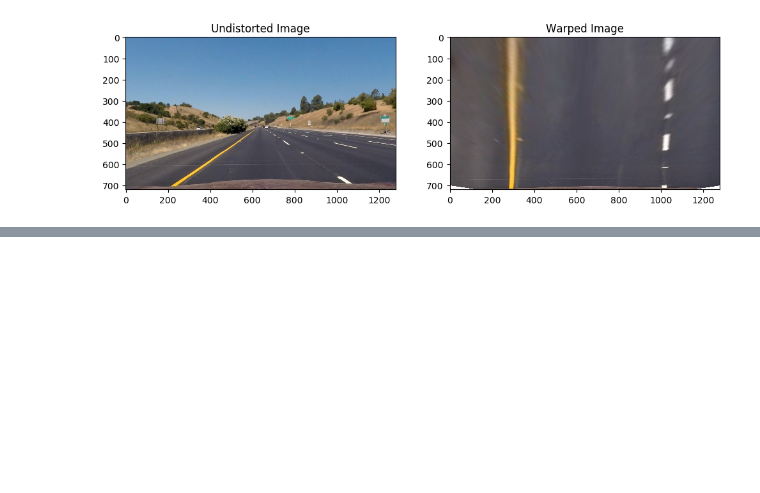
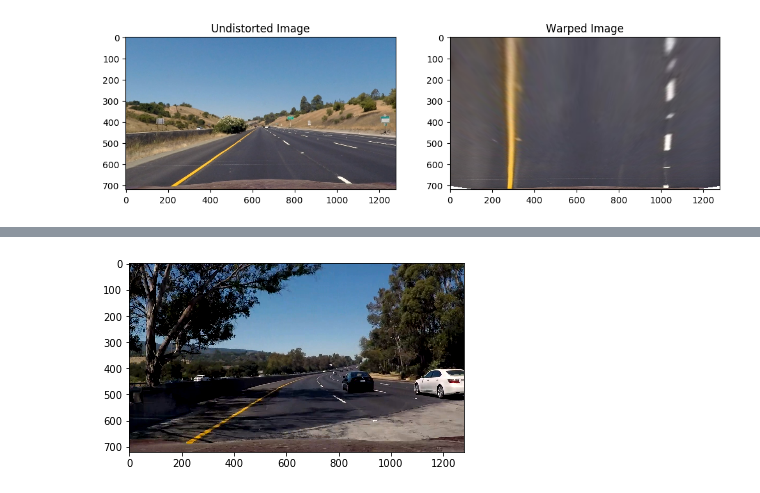
Before and after one commit to alisoltani/UdacityCarND-Project4, a Jupyter notebook: lanedetection.ipynb, the cells around one changed output, grey strips where cells are left out. Saved outputs shown, nothing was run; the diff lists cells and outputs as text; code cells hidden in the pictures; blank space fills up the shorter version.

```diff
--- a/lanedetection.ipynb
+++ b/lanedetection.ipynb
@@ -521,0 +526,6 @@ Wall time: 2min 44s
+# %%
+img = clip1.get_frame(41.5)
+plt.imshow(img)
+plt.imsave('testimage',img)
+# %% [output]
+[figure, added]
```
Also changed, not shown: parts of 7 cells of this notebook, 3 other files.
